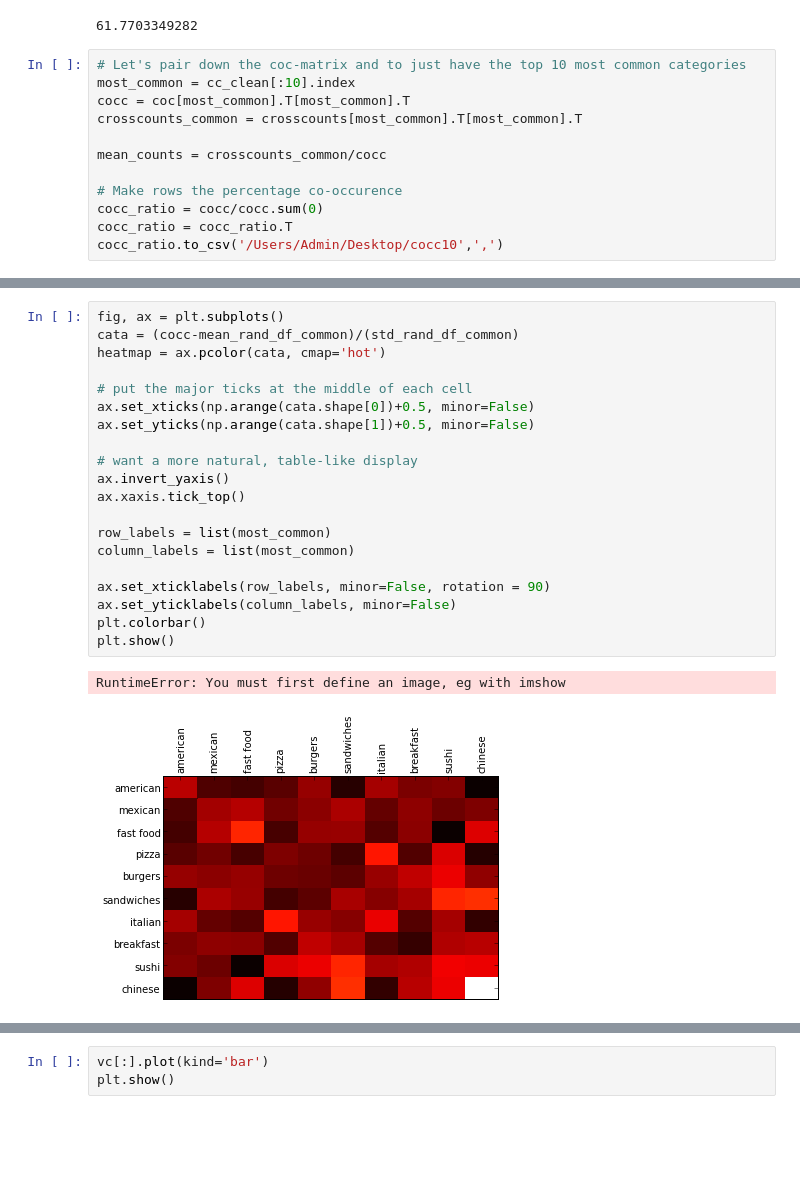
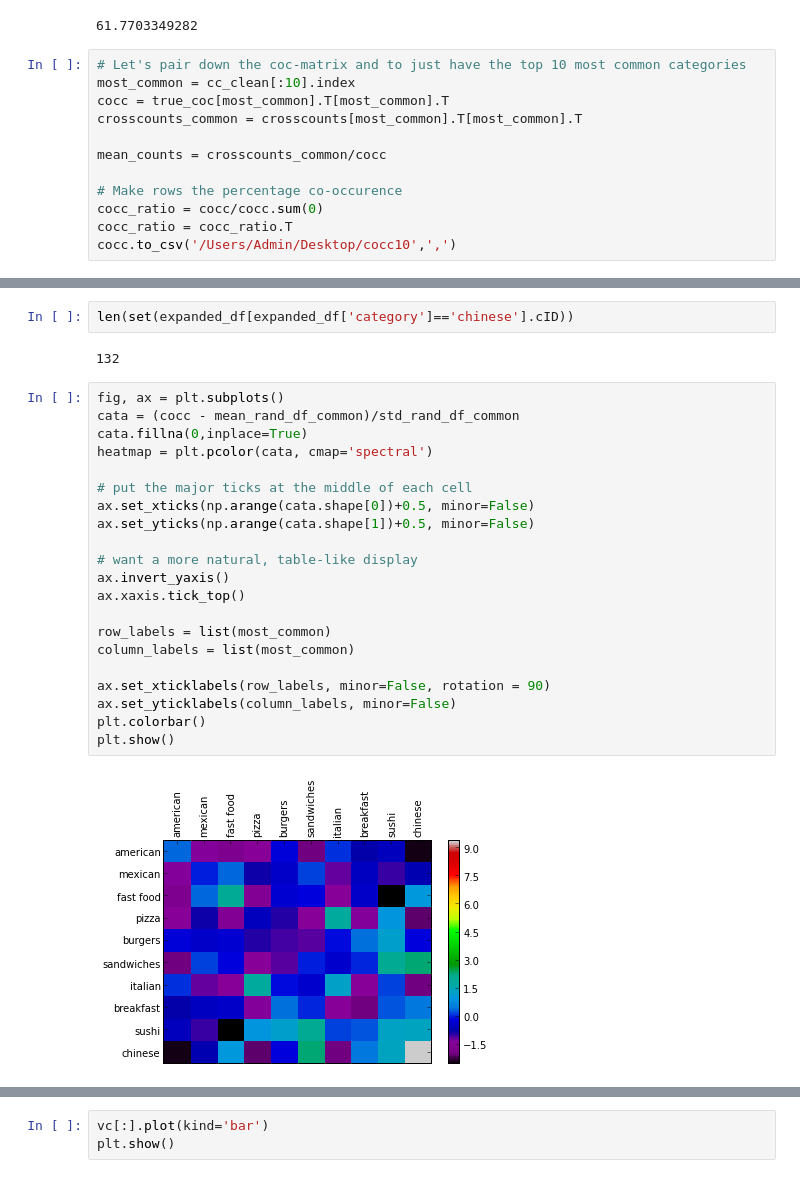
Before and after one commit to BruisingCurve/foodGrouper, a Jupyter notebook: story/DataStory.ipynb, the cells around one changed output, grey strips where cells are left out. Cells and saved outputs as stored; diff of their text form; blank space fills up the shorter version.

```diff
--- a/story/DataStory.ipynb
+++ b/story/DataStory.ipynb
@@ -268,7 +243,7 @@ print precent_cluster
 # %%
 # Let's pair down the coc-matrix and to just have the top 10 most common categories
 most_common = cc_clean[:10].index
-cocc = coc[most_common].T[most_common].T
+cocc = true_coc[most_common].T[most_common].T
 crosscounts_common = crosscounts[most_common].T[most_common].T
 
 mean_counts = crosscounts_common/cocc
@@ -276,7 +251,7 @@ mean_counts = crosscounts_common/cocc
 # Make rows the percentage co-occurence
 cocc_ratio = cocc/cocc.sum(0)
 cocc_ratio = cocc_ratio.T
-cocc_ratio.to_csv('/Users/Admin/Desktop/cocc10',',')
+cocc.to_csv('/Users/Admin/Desktop/cocc10',',')
 # %%
 mean_rand_df_common = mean_rand_df[most_common].T[most_common].T
 std_rand_df_common = std_rand_df[most_common].T[most_common].T
@@ -298,24 +273,28 @@ std_rand_df_common = std_rand_df[most_common].T[most_common].T
 10 rows × 10 columns
+# %%
+len(set(expanded_df[expanded_df['category']=='chinese'].cID))
+# %% [output]
+132
 # %%
 fig, ax = plt.subplots()
-cata = (cocc-mean_rand_df_common)/(std_rand_df_common)
-heatmap = ax.pcolor(cata, cmap='hot')
+cata = (cocc - mean_rand_df_common)/std_rand_df_common
+cata.fillna(0,inplace=True)
+heatmap = plt.pcolor(cata, cmap='spectral')
 
 # put the major ticks at the middle of each cell
 ax.set_xticks(np.arange(cata.shape[0])+0.5, minor=False)
 ax.set_yticks(np.arange(cata.shape[1])+0.5, minor=False)
 
 # want a more natural, table-like display
 ax.invert_yaxis()
 ax.xaxis.tick_top()
 
 row_labels = list(most_common)
 column_labels = list(most_common)
 
 ax.set_xticklabels(row_labels, minor=False, rotation = 90)
 ax.set_yticklabels(column_labels, minor=False)
 plt.colorbar()
 plt.show()
 # %% [output]
-RuntimeError: You must first define an image, eg with imshow
-[figure, old version]
+[figure, new version]
```
Also changed, not shown: parts of 5 cells of this notebook, 11 other files.
